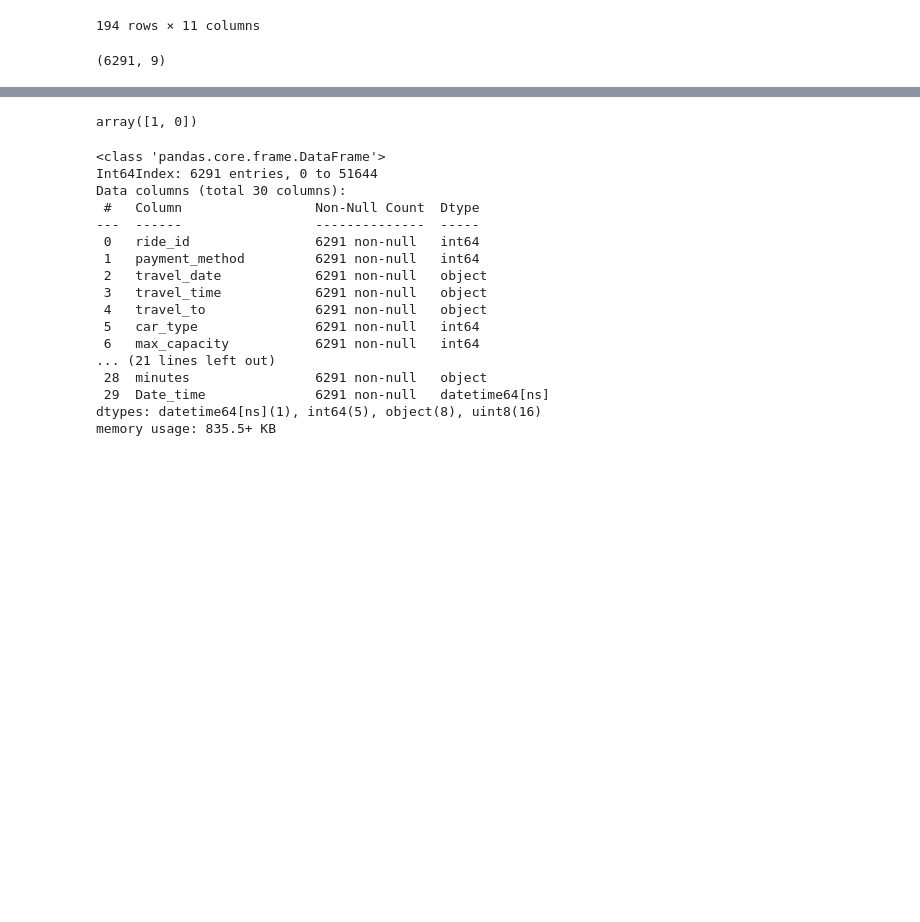
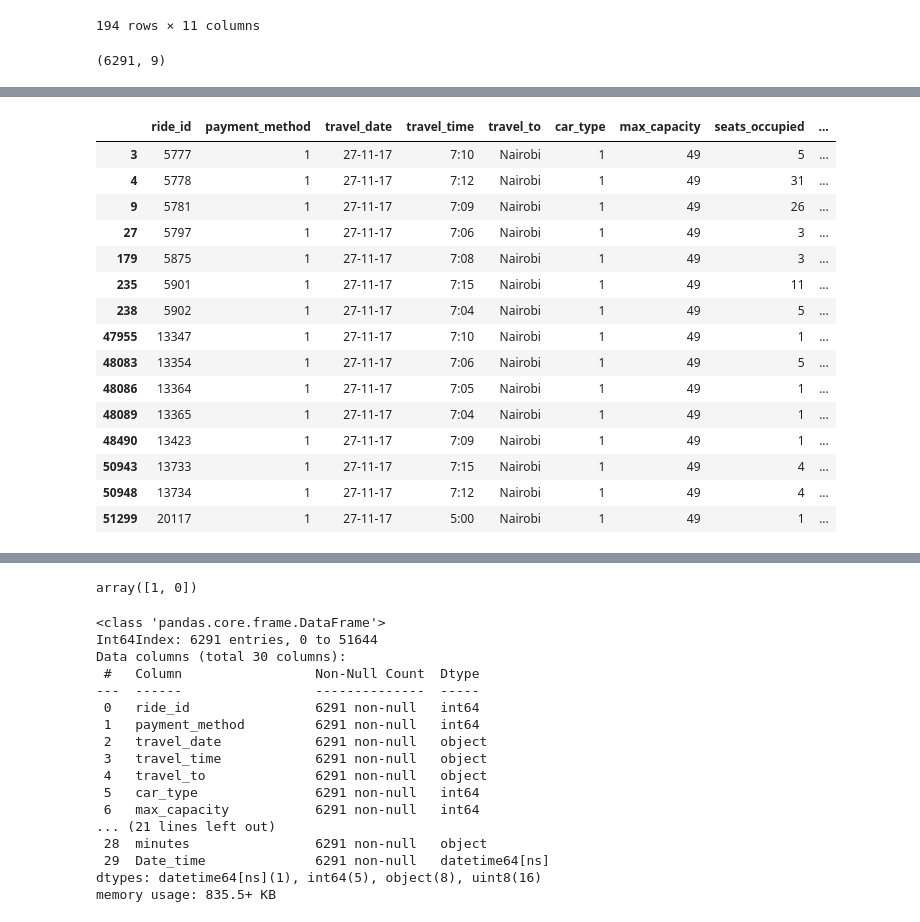
Before and after one commit to shivakumar17/Transport-demand-prediction, a Jupyter notebook: Demand_Prediction_for_Public_Transport_Capstone_Project.ipynb, the cells around one changed output, grey strips where cells are left out. Drawn from its saved outputs; the diff is of its cells as text; code cells hidden in the pictures; blank space fills up the shorter version.

```diff
--- a/Demand_Prediction_for_Public_Transport_Capstone_Project.ipynb
+++ b/Demand_Prediction_for_Public_Transport_Capstone_Project.ipynb
@@ -262,0 +270,19 @@ df2.head()
+# %%
+df2[(df2['car_type']==1) & (df2['travel_date']=='27-11-17')]
+# %% [output]
+|  | ride_id | payment_method | travel_date | travel_time | travel_to | car_type | max_capacity | seats_occupied | ... |
+| 3 | 5777 | 1 | 27-11-17 | 7:10 | Nairobi | 1 | 49 | 5 | ... |
+| 4 | 5778 | 1 | 27-11-17 | 7:12 | Nairobi | 1 | 49 | 31 | ... |
+| 9 | 5781 | 1 | 27-11-17 | 7:09 | Nairobi | 1 | 49 | 26 | ... |
+| 27 | 5797 | 1 | 27-11-17 | 7:06 | Nairobi | 1 | 49 | 3 | ... |
+| 179 | 5875 | 1 | 27-11-17 | 7:08 | Nairobi | 1 | 49 | 3 | ... |
+| 235 | 5901 | 1 | 27-11-17 | 7:15 | Nairobi | 1 | 49 | 11 | ... |
+| 238 | 5902 | 1 | 27-11-17 | 7:04 | Nairobi | 1 | 49 | 5 | ... |
+| 47955 | 13347 | 1 | 27-11-17 | 7:10 | Nairobi | 1 | 49 | 1 | ... |
+| 48083 | 13354 | 1 | 27-11-17 | 7:06 | Nairobi | 1 | 49 | 5 | ... |
+| 48086 | 13364 | 1 | 27-11-17 | 7:05 | Nairobi | 1 | 49 | 1 | ... |
+| 48089 | 13365 | 1 | 27-11-17 | 7:04 | Nairobi | 1 | 49 | 1 | ... |
+| 48490 | 13423 | 1 | 27-11-17 | 7:09 | Nairobi | 1 | 49 | 1 | ... |
+| 50943 | 13733 | 1 | 27-11-17 | 7:15 | Nairobi | 1 | 49 | 4 | ... |
+| 50948 | 13734 | 1 | 27-11-17 | 7:12 | Nairobi | 1 | 49 | 4 | ... |
+| 51299 | 20117 | 1 | 27-11-17 | 5:00 | Nairobi | 1 | 49 | 1 | ... |
```
Also changed, not shown: parts of 6 cells of this notebook.
